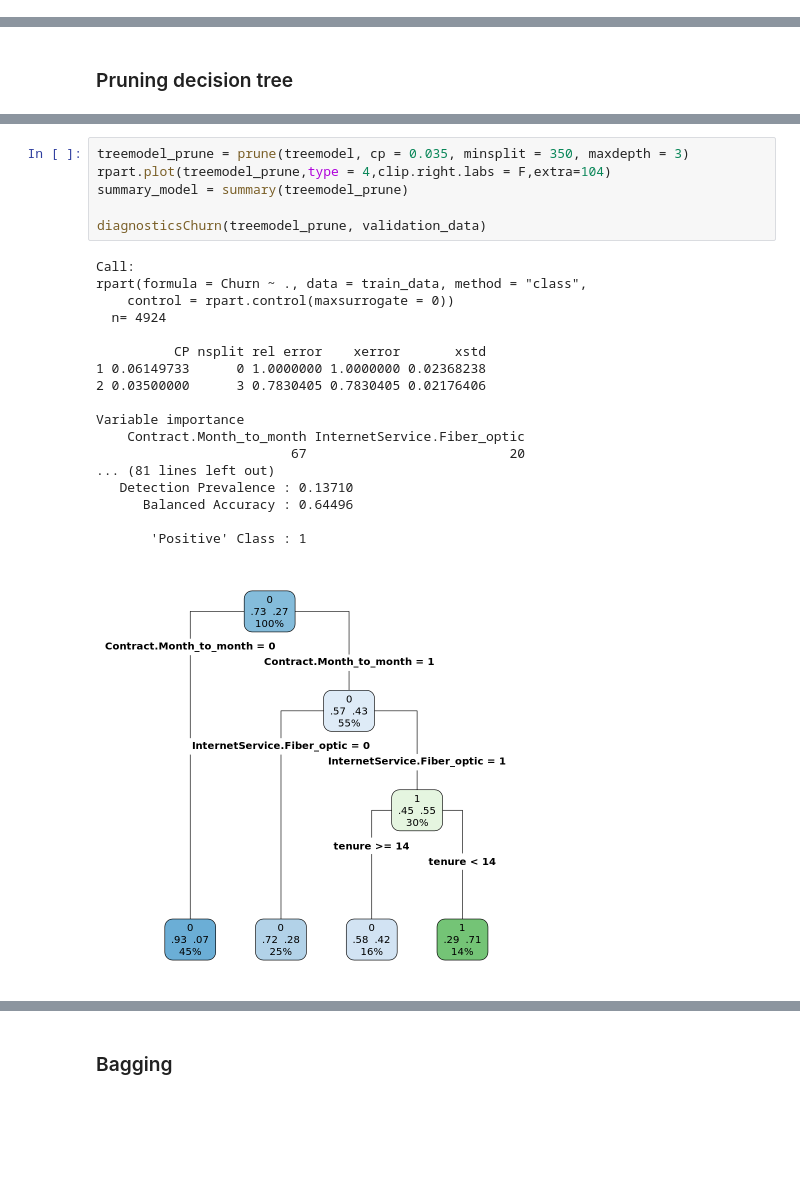
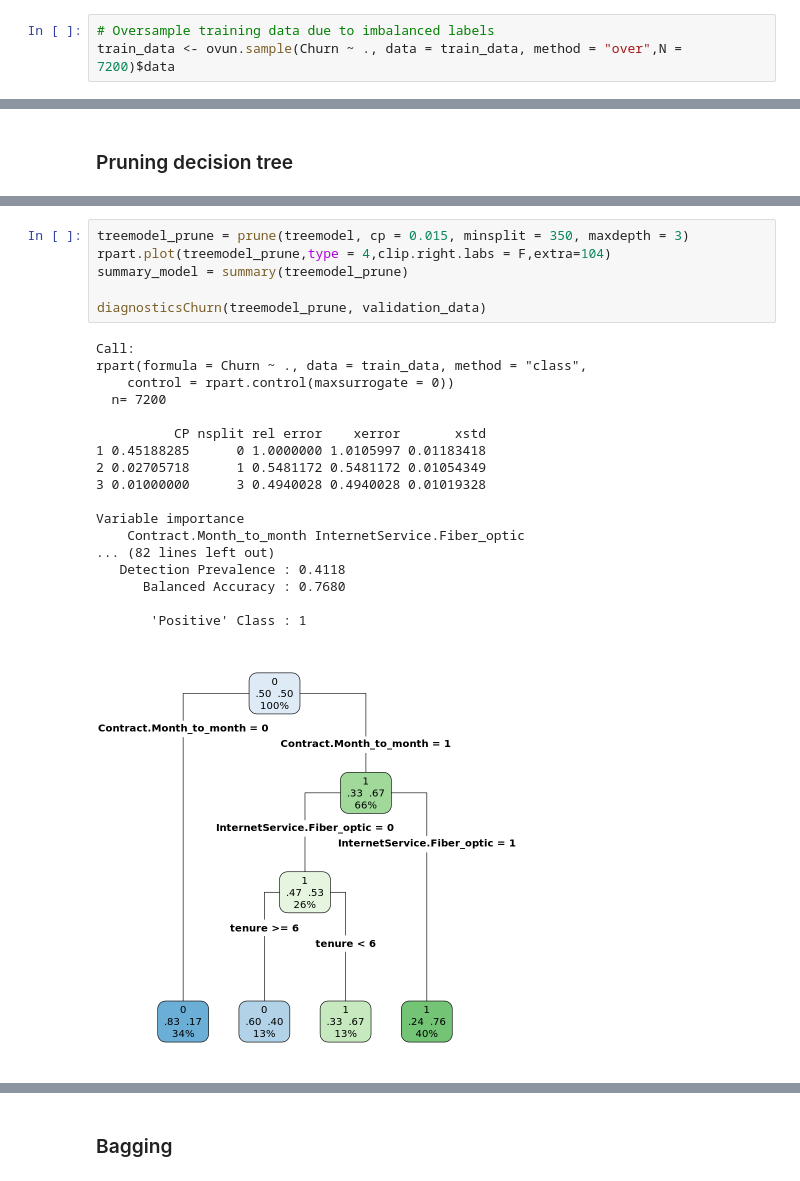
Before and after one commit to csiongn/telco-customer-churn, a Jupyter notebook: Choon Siong.ipynb, the cells around one changed output, grey strips where cells are left out. Cells and saved outputs as stored; diff of their text form; blank space fills up the shorter version.

```diff
--- a/Choon Siong.ipynb
+++ b/Choon Siong.ipynb
@@ -246,3 +255,6 @@ trainIndex <- createDataPartition(df$Churn, p = .7, # p=0.7: 70% of data is in t
 # %%
 train_data <- df[trainIndex, ]
 validation_data <- df[-trainIndex, ]
+# %%
+# Oversample training data due to imbalanced labels
+train_data <- ovun.sample(Churn ~ ., data = train_data, method = "over",N = 7200)$data
@@ -368,28 +490,28 @@ n= 4924
 # %%
-treemodel_prune = prune(treemodel, cp = 0.035, minsplit = 350, maxdepth = 3)
+treemodel_prune = prune(treemodel, cp = 0.015, minsplit = 350, maxdepth = 3)
 rpart.plot(treemodel_prune,type = 4,clip.right.labs = F,extra=104)
 summary_model = summary(treemodel_prune)
 
 diagnosticsChurn(treemodel_prune, validation_data)
 # %% [output]
 Call:
 rpart(formula = Churn ~ ., data = train_data, method = "class",
     control = rpart.control(maxsurrogate = 0))
-  n= 4924
+  n= 7200
 
           CP nsplit rel error    xerror       xstd
-1 0.06149733      0 1.0000000 1.0000000 0.02368238
-2 0.03500000      3 0.7830405 0.7830405 0.02176406
+1 0.45188285      0 1.0000000 1.0105997 0.01183418
+2 0.02705718      1 0.5481172 0.5481172 0.01054349
+3 0.01000000      3 0.4940028 0.4940028 0.01019328
 
 Variable importance
     Contract.Month_to_month InternetService.Fiber_optic
-                         67                          20
-... (81 lines left out)
-   Detection Prevalence : 0.13710
-      Balanced Accuracy : 0.64496
+... (82 lines left out)
+   Detection Prevalence : 0.4118
+      Balanced Accuracy : 0.7680
 
        'Positive' Class : 1
-[figure, old version]
+[figure, new version]
 # %%
 importanceOfVariables(treemodel_prune)
 # %% [output]
```
Also changed, not shown: parts of 22 cells of this notebook.
